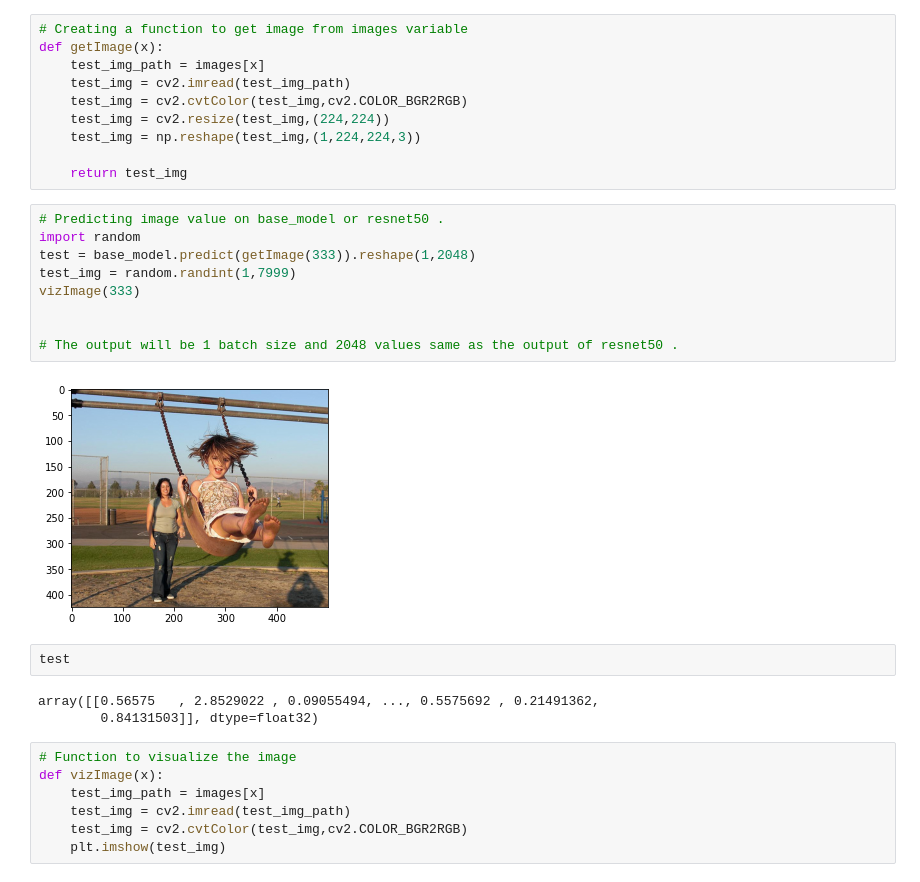
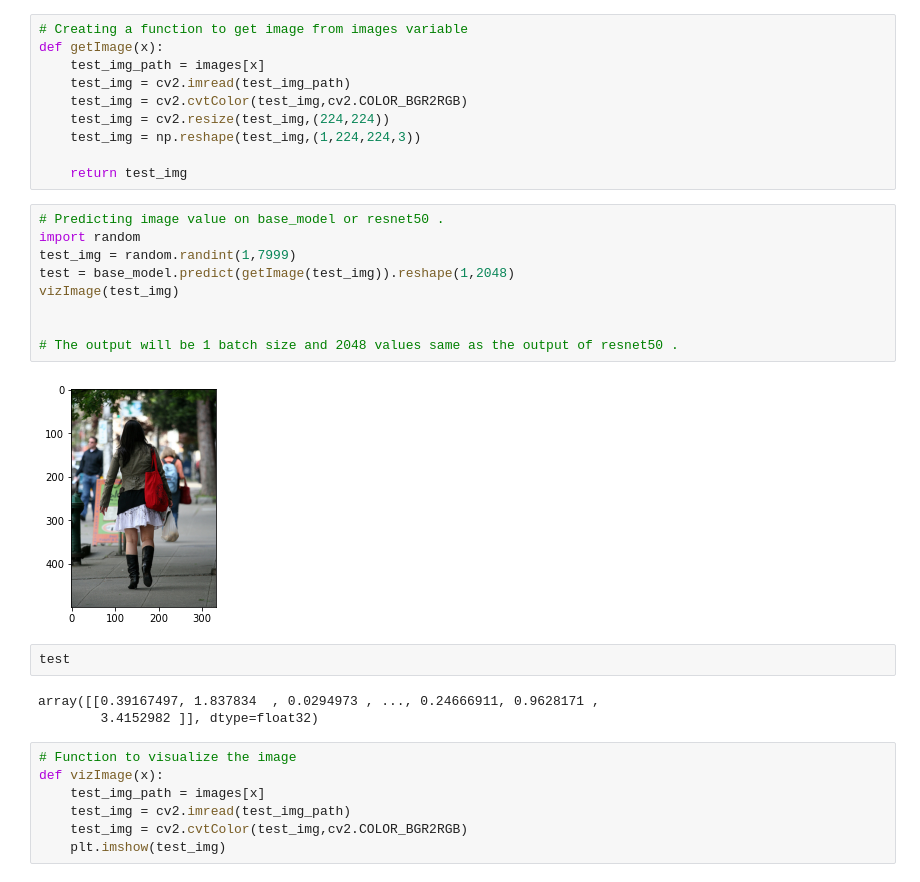
Before and after one commit to suryabbrj/python_ml, a Jupyter notebook: image-captioning-using-resnet-and-cudnn-lstm.ipynb, the cells around one changed output. Saved outputs shown, nothing was run; the diff lists cells and outputs as text.

```diff
--- a/image-captioning-using-resnet-and-cudnn-lstm.ipynb
+++ b/image-captioning-using-resnet-and-cudnn-lstm.ipynb
@@ -552,19 +552,19 @@ def getImage(x):
 # %%
 # Predicting image value on base_model or resnet50 .
 import random
-test = base_model.predict(getImage(333)).reshape(1,2048)
 test_img = random.randint(1,7999)
-vizImage(333)
+test = base_model.predict(getImage(test_img)).reshape(1,2048)
+vizImage(test_img)
 
 
 # The output will be 1 batch size and 2048 values same as the output of resnet50 .
 # %% [output]
-[figure, old version]
+[figure, new version]
 # %%
 test
 # %% [output]
-array([[0.56575   , 2.8529022 , 0.09055494, ..., 0.5575692 , 0.21491362,
-        0.84131503]], dtype=float32)
+array([[0.39167497, 1.837834  , 0.0294973 , ..., 0.24666911, 0.9628171 ,
+        3.4152982 ]], dtype=float32)
 # %%
 # Function to visualize the image
 def vizImage(x):
```
Also changed, not shown: parts of 2 cells of this notebook.
